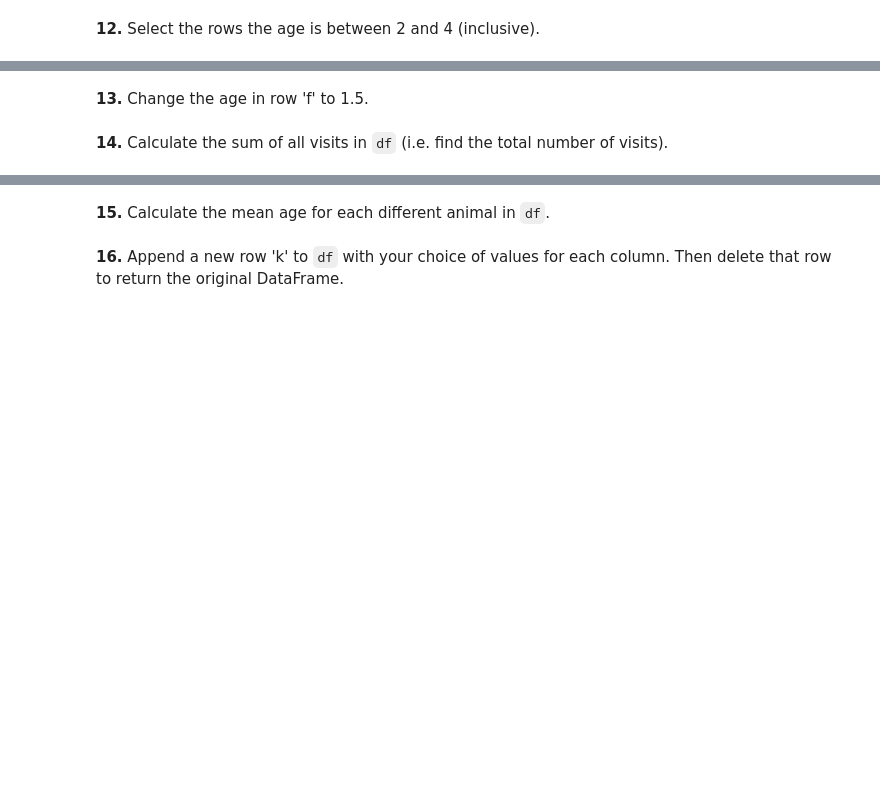
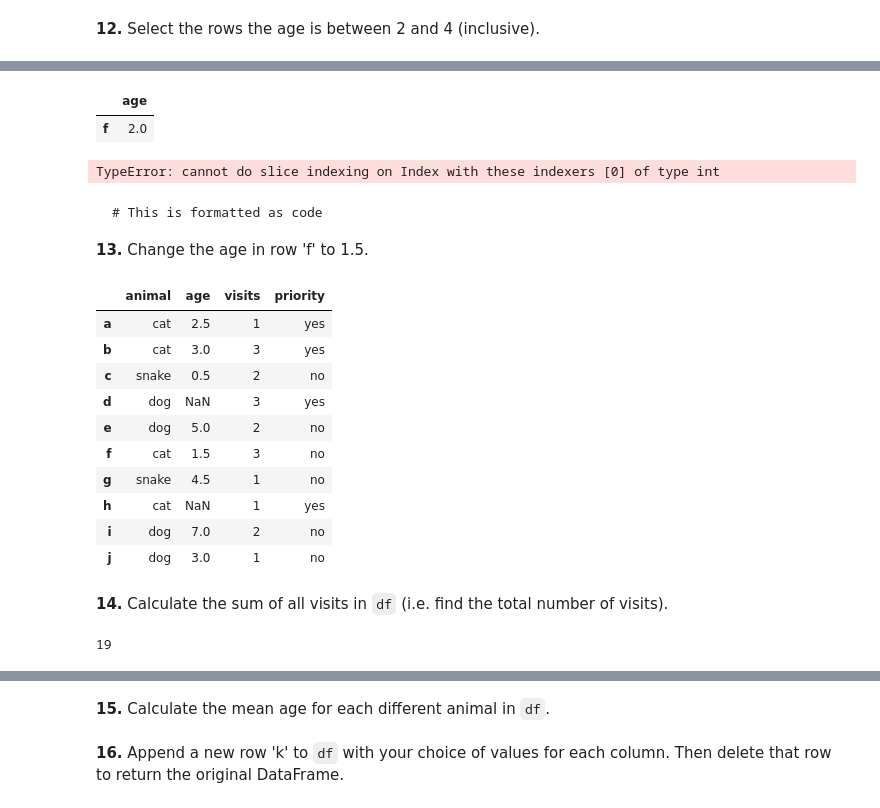
Before and after one commit to Younesselalaoui/100-pandas-puzzles, a Jupyter notebook: 100-pandas-puzzles.ipynb, the cells around one changed output, grey strips where cells are left out. Cells and saved outputs as stored; diff of their text form; code cells hidden in the pictures; blank space fills up the shorter version.

````diff
--- a/100-pandas-puzzles.ipynb
+++ b/100-pandas-puzzles.ipynb
@@ -259,4 +269,40 @@ j    cat  3.0       1       no
+# %%
+row=df[['age']].iloc[[5]]
+row['age']
+# %% [output]
+|  | age |
+| f | 2.0 |
+# %%
+r=df.loc[0:1 ,0:2]
+r
+# %% [output]
+TypeError: cannot do slice indexing on Index with these indexers [0] of type int
 # %% [markdown]
+
+
+```
+# This is formatted as code
+```
+
 **13.** Change the age in row 'f' to 1.5.
+# %%
+df.loc['f', 'age'] = 1.5
+df
+# %% [output]
+|  | animal | age | visits | priority |
+| a | cat | 2.5 | 1 | yes |
+| b | cat | 3.0 | 3 | yes |
+| c | snake | 0.5 | 2 | no |
+| d | dog | NaN | 3 | yes |
+| e | dog | 5.0 | 2 | no |
+| f | cat | 1.5 | 3 | no |
+| g | snake | 4.5 | 1 | no |
+| h | cat | NaN | 1 | yes |
+| i | dog | 7.0 | 2 | no |
+| j | dog | 3.0 | 1 | no |
 # %% [markdown]
 **14.** Calculate the sum of all visits in `df` (i.e. find the total number of visits).
+# %%
+df['visits'].sum()
+# %% [output]
+19
````
Also changed, not shown: parts of 10 cells of this notebook.
